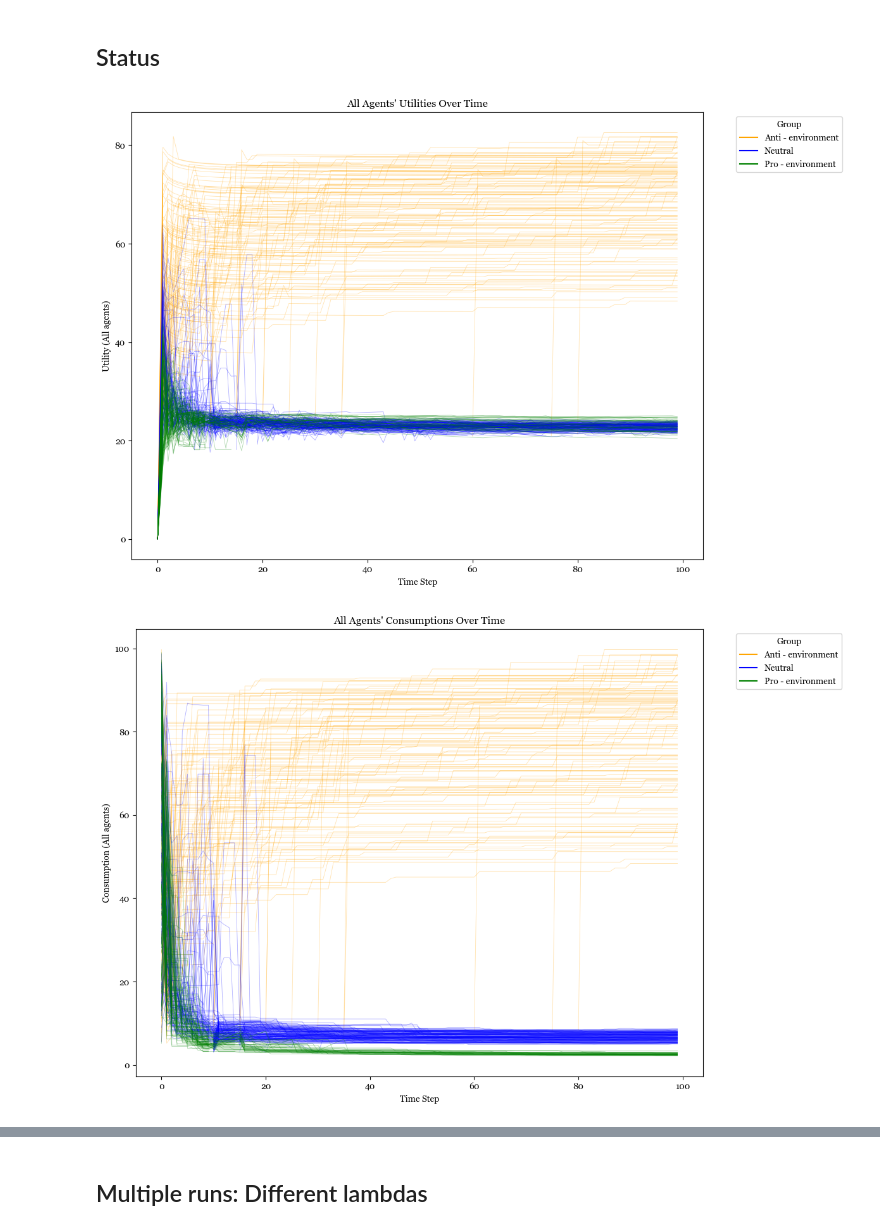
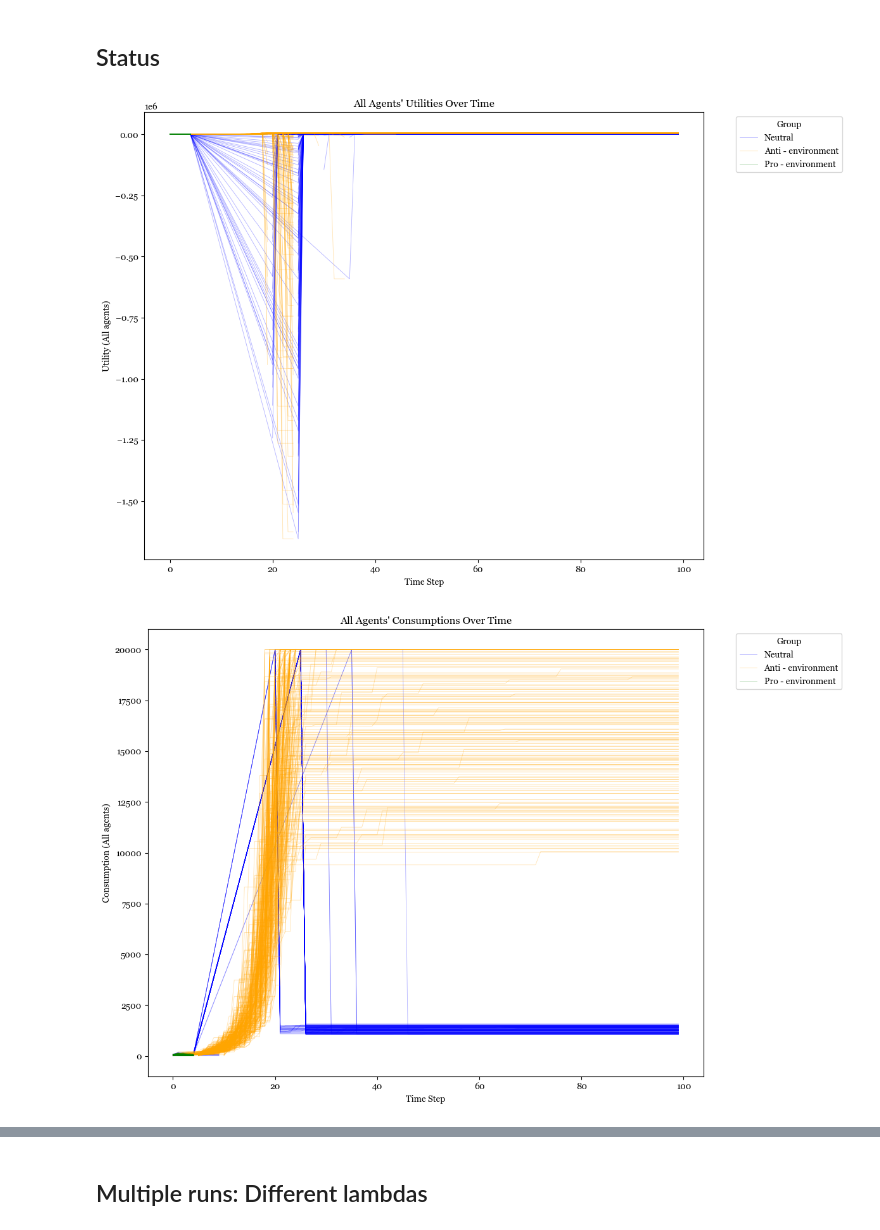
Before and after one commit to s-herrerag/enviromental_behavior_dynamics, a Jupyter notebook: coordination_abm.ipynb, the cells around one changed output, grey strips where cells are left out. Drawn from its saved outputs; the diff is of its cells as text; code cells hidden in the pictures.

```diff
--- a/coordination_abm.ipynb
+++ b/coordination_abm.ipynb
@@ -23,12 +27,14 @@ color_dict = {
 # %%
 # Set the number of agents and other parameters
 N = 300  # Number of agents
-lambda1 = 1/2
-lambda2 = 1/3
-convincement_type = "ranking_relatives"  # Placeholder since you're ignoring this for now
+lambda1 = 1/3
+lambda2 = 0.65
+alpha = 1
+beta = 2/3
+steps_convincement = 5
 
 # Initialize the model
-model = coordination_model(N, lambda1, lambda2, convincement_type, steps_convincement=5)
+model = coordination_model(N, lambda1, lambda2, alpha = alpha, beta = beta, steps_convincement = steps_convincement)
 
 # Run the model for a specified number of steps
 num_steps = 100
@@ -58,32 +64,32 @@ plt.show()
 # Plot all agents' consumptions over time, colored by group
 plt.figure(figsize=(12, 8))
 sns.lineplot(data=agent_data, units= "AgentID", x='Step', y='Consumption', hue='Group', legend='full', linewidth=0.6, alpha = 0.3, estimator=None, palette= color_dict)
 plt.title("All Agents' Consumptions Over Time")
 plt.xlabel("Time Step")
 plt.ylabel("Consumption (All agents)")
 plt.legend(title='Group', bbox_to_anchor=(1.05, 1), loc='upper left')
 plt.tight_layout()
 plt.show()
 
 # Group data by Step and Group for utilities
 plt.figure(figsize=(12, 8))
 sns.lineplot(data=agent_data, units= None, x='Step', y='Utility', hue='Group', legend='full', linewidth=0.8, alpha = 1, estimator="average", palette= color_dict)
 plt.title("Agents' Average Utilities Over Time")
 plt.xlabel("Time Step")
 plt.ylabel("Utility (Avg)")
 plt.legend(title='Group', bbox_to_anchor=(1.05, 1), loc='upper left')
 plt.tight_layout()
 plt.show()
 
 # Plot all agents' consumptions over time, colored by group
 plt.figure(figsize=(12, 8))
 sns.lineplot(data=agent_data, units= None, x='Step', y='Consumption', hue='Group', legend='full', linewidth=0.6, alpha = 1, estimator="average", palette= color_dict)
 plt.title("Agents' Average Consumptions Over Time")
 plt.xlabel("Time Step")
 plt.legend(title='Group', bbox_to_anchor=(1.05, 1), loc='upper left')
 plt.tight_layout()
 plt.legend(title='Group')
 plt.show()
 # %% [output]
-[figure, old version]
+[figure, new version]
-[figure, old version]
+[figure, new version]
```
Also changed, not shown: parts of 6 cells of this notebook, 2 other files.
